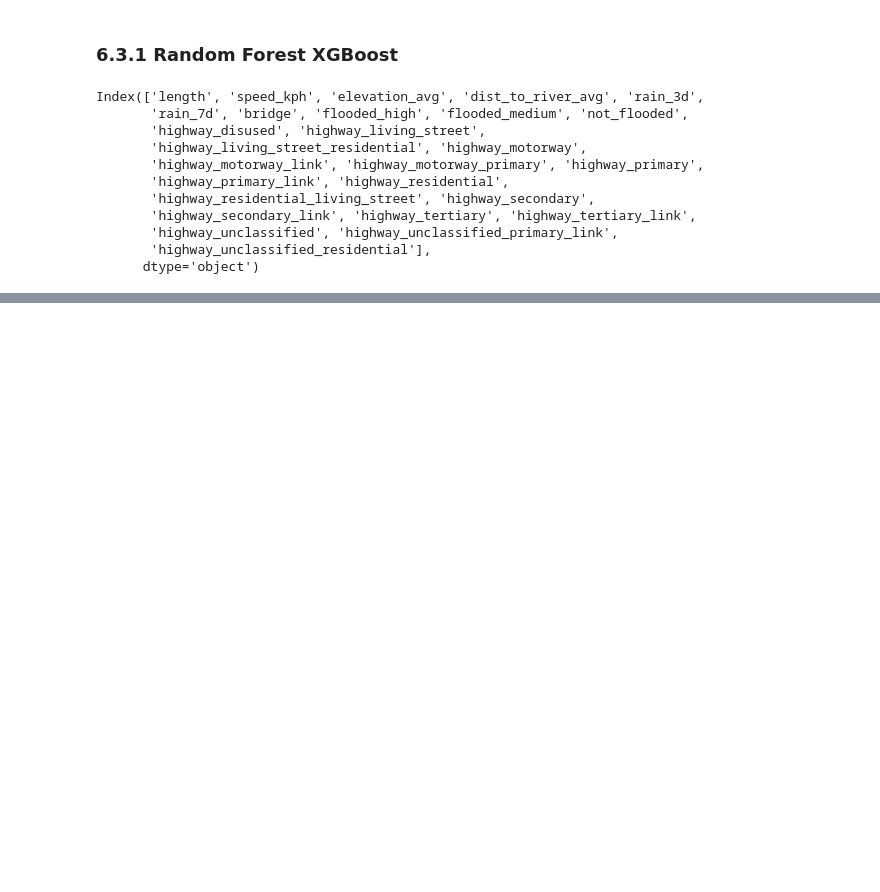
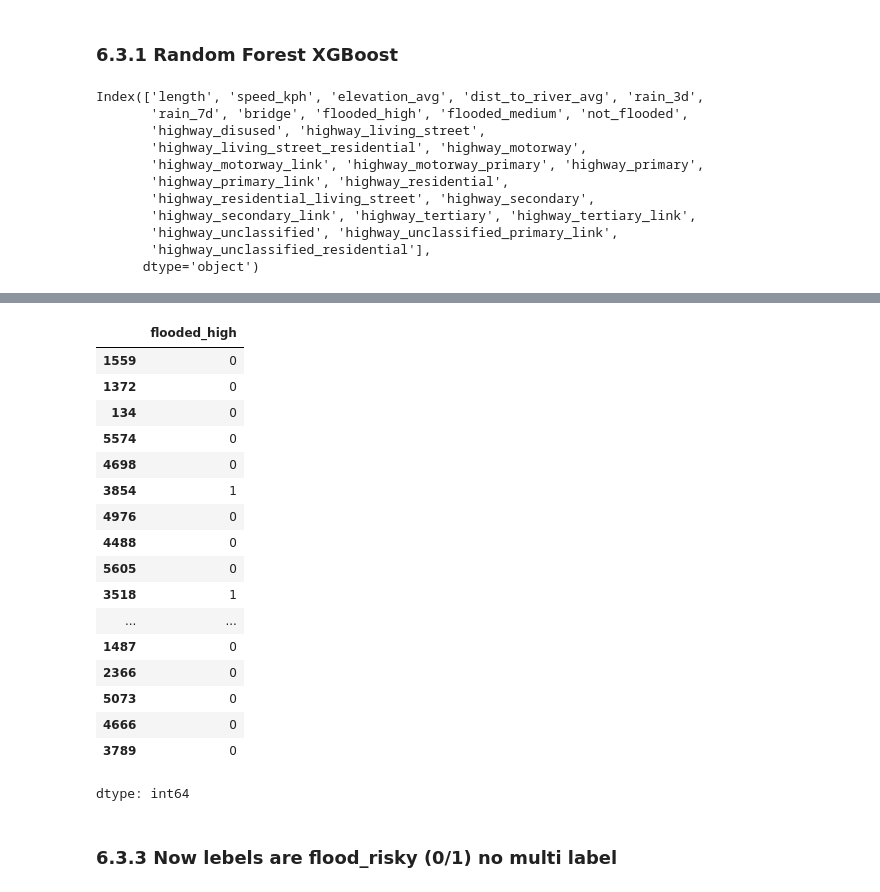
Before and after one commit to monochandan/Predictive-robustness-of-Accessibility-RoA-, a Jupyter notebook: notebooks/data_prep_model_train.ipynb, the cells around one changed output, grey strips where cells are left out. Drawn from its saved outputs; the diff is of its cells as text; code cells hidden in the pictures; blank space fills up the shorter version.

```diff
--- a/notebooks/data_prep_model_train.ipynb
+++ b/notebooks/data_prep_model_train.ipynb
@@ -1370,0 +1602,23 @@ Index(['length', 'speed_kph', 'elevation_avg', 'dist_to_river_avg', 'rain_3d',
+# %%
+y_test[:20]
+# %% [output]
+|  | flooded_high |
+| 1559 | 0 |
+| 1372 | 0 |
+| 134 | 0 |
+| 5574 | 0 |
+| 4698 | 0 |
+| 3854 | 1 |
+| 4976 | 0 |
+| 4488 | 0 |
+| 5605 | 0 |
+| 3518 | 1 |
+| ... | ... |
+| 1487 | 0 |
+| 2366 | 0 |
+| 5073 | 0 |
+| 4666 | 0 |
+| 3789 | 0 |
+dtype: int64
+# %% [markdown]
+### 6.3.3 Now lebels are flood_risky (0/1) no multi label
```
Also changed, not shown: parts of 42 cells of this notebook, 3 other files.
